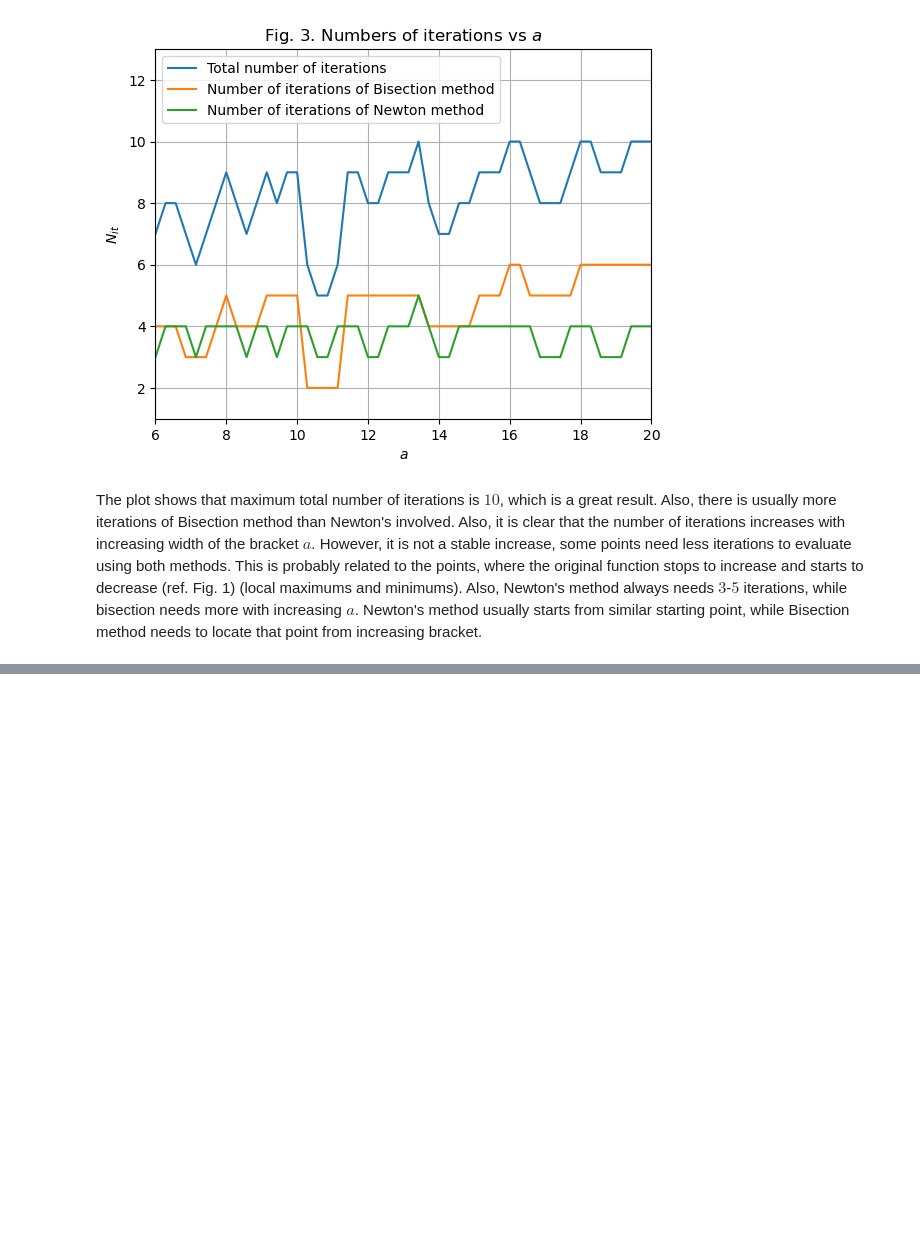
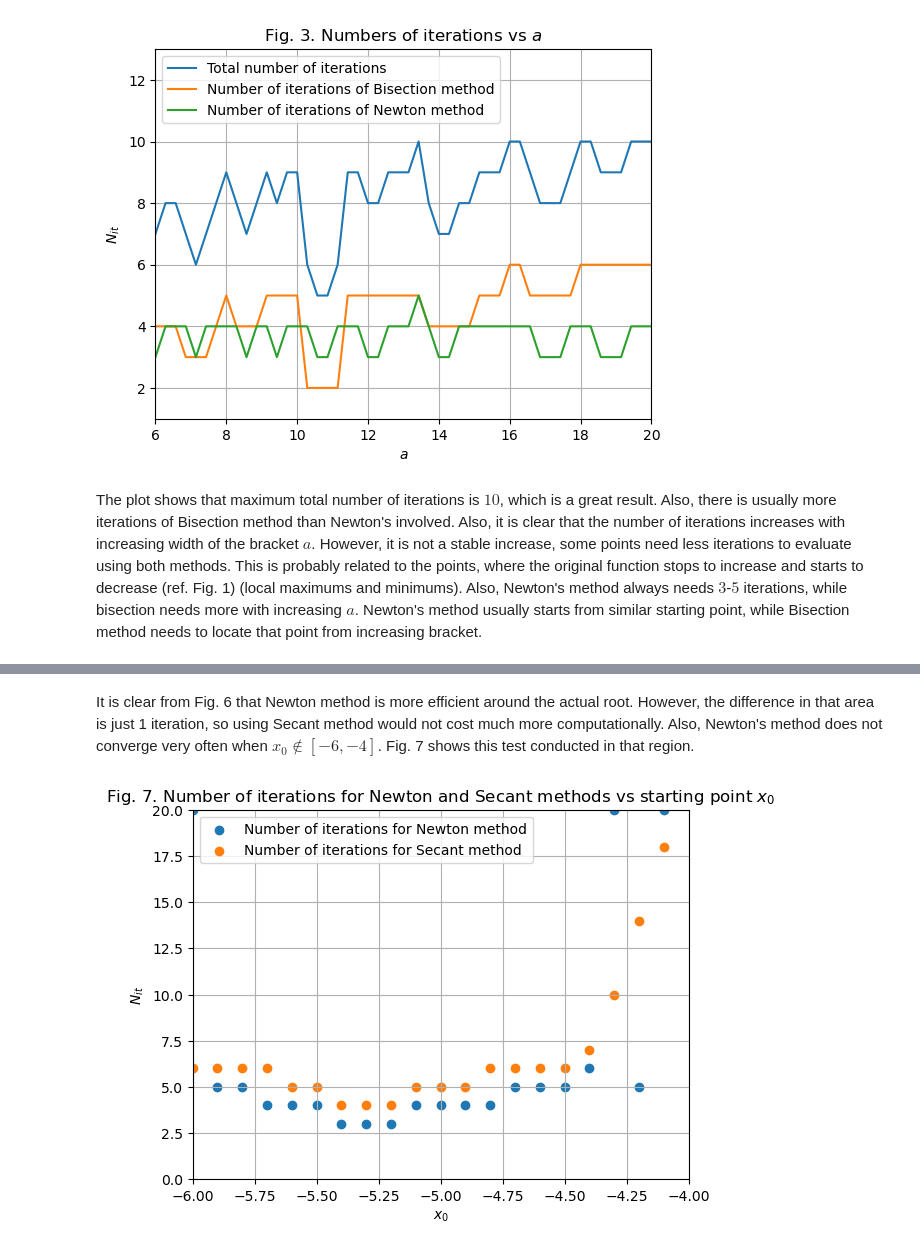
Before and after one commit to askoldvilkha/CompMethods_Astro23, a Jupyter notebook: HW2/hw2_vilkha.ipynb, the cells around one changed output, grey strips where cells are left out. Cells and saved outputs as stored; diff of their text form; code cells hidden in the pictures; blank space fills up the shorter version.

```diff
--- a/HW2/hw2_vilkha.ipynb
+++ b/HW2/hw2_vilkha.ipynb
@@ -256,0 +422,6 @@ The plot shows that maximum total number of iterations is $10$, which is a great
+# %% [markdown]
+It is clear from Fig. 6 that Newton method is more efficient around the actual root. However, the difference in that area is just 1 iteration, so using Secant method would not cost much more computationally. Also, Newton's method does not converge very often when $x_0 \notin [-6, -4]$. Fig. 7 shows this test conducted in that region.
+# %%
+newton_secant_test(test_func, a_1 = -6, a_2 = -4, fig_num = 7, step = .1)
+# %% [output]
+[figure, added]
```
Also changed, not shown: parts of 18 cells of this notebook, 1 other file.
